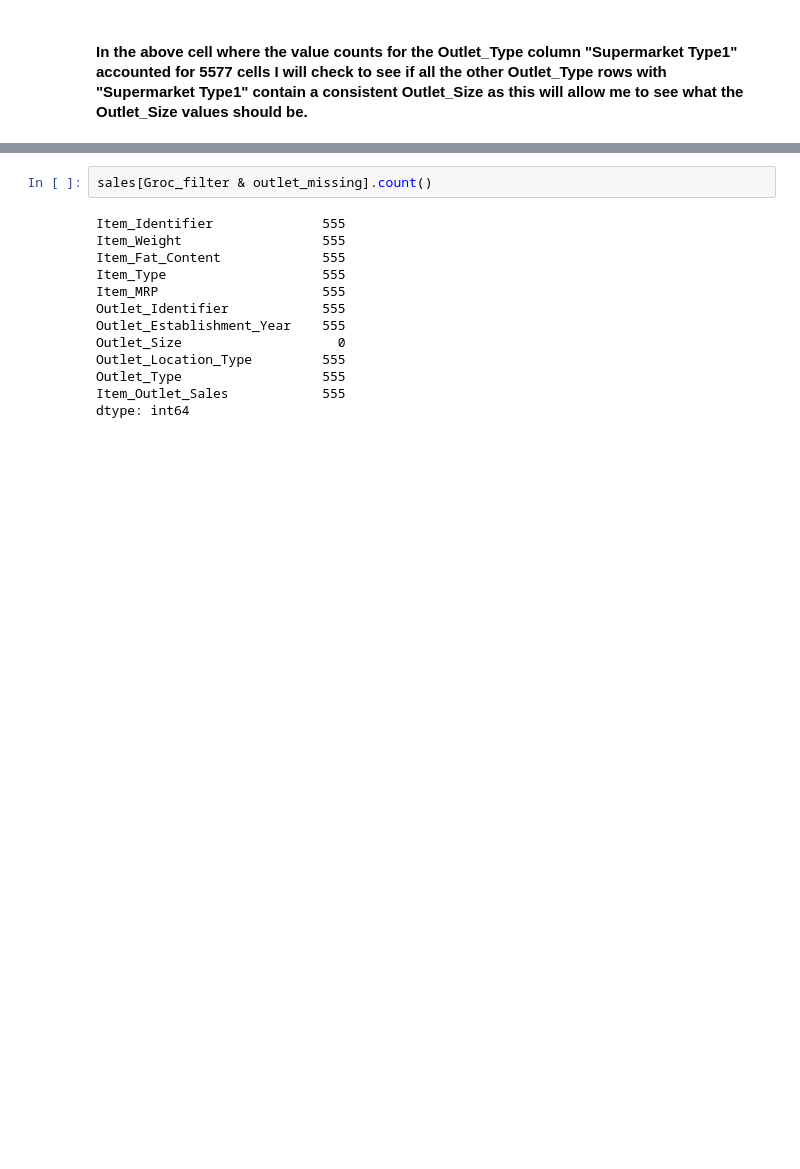
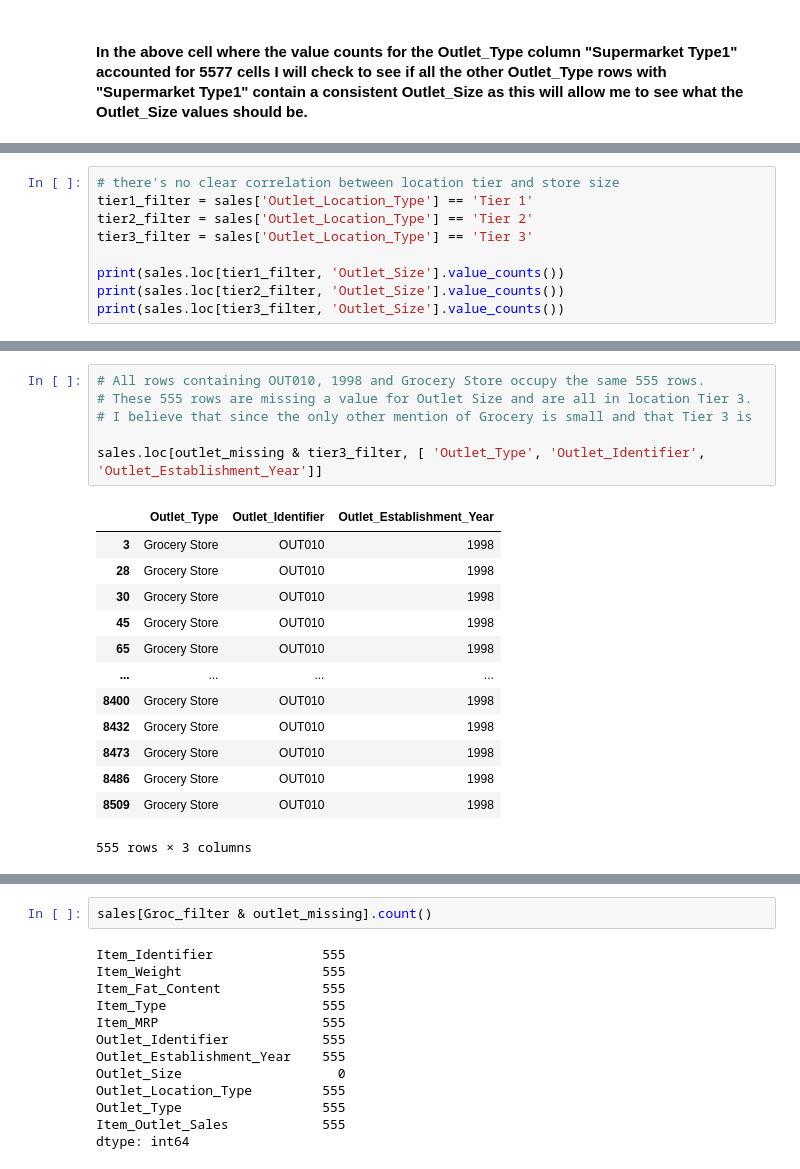
Before and after one commit to janaeam/food-sales-predictions, a Jupyter notebook: Data_Cleaning.ipynb, the cells around one changed output, grey strips where cells are left out. Cells and saved outputs as stored; diff of their text form; blank space fills up the shorter version.

```diff
--- a/Data_Cleaning.ipynb
+++ b/Data_Cleaning.ipynb
@@ -350,0 +330,9 @@ Name: Outlet_Size, dtype: int64
+# %%
+# there's no clear correlation between location tier and store size
+tier1_filter = sales['Outlet_Location_Type'] == 'Tier 1'
+tier2_filter = sales['Outlet_Location_Type'] == 'Tier 2'
+tier3_filter = sales['Outlet_Location_Type'] == 'Tier 3'
+
+print(sales.loc[tier1_filter, 'Outlet_Size'].value_counts())
+print(sales.loc[tier2_filter, 'Outlet_Size'].value_counts())
+print(sales.loc[tier3_filter, 'Outlet_Size'].value_counts())
@@ -350,0 +377,20 @@ Name: Outlet_Size, dtype: int64
+# %%
+# All rows containing OUT010, 1998 and Grocery Store occupy the same 555 rows.
+# These 555 rows are missing a value for Outlet Size and are all in location Tier 3.
+# I believe that since the only other mention of Grocery is small and that Tier 3 is
+
+sales.loc[outlet_missing & tier3_filter, [ 'Outlet_Type', 'Outlet_Identifier', 'Outlet_Establishment_Year']]
+# %% [output]
+|  | Outlet_Type | Outlet_Identifier | Outlet_Establishment_Year |
+| 3 | Grocery Store | OUT010 | 1998 |
+| 28 | Grocery Store | OUT010 | 1998 |
+| 30 | Grocery Store | OUT010 | 1998 |
+| 45 | Grocery Store | OUT010 | 1998 |
+| 65 | Grocery Store | OUT010 | 1998 |
+| ... | ... | ... | ... |
+| 8400 | Grocery Store | OUT010 | 1998 |
+| 8432 | Grocery Store | OUT010 | 1998 |
+| 8473 | Grocery Store | OUT010 | 1998 |
+| 8486 | Grocery Store | OUT010 | 1998 |
+| 8509 | Grocery Store | OUT010 | 1998 |
+555 rows × 3 columns
```
Also changed, not shown: parts of 18 cells of this notebook.
